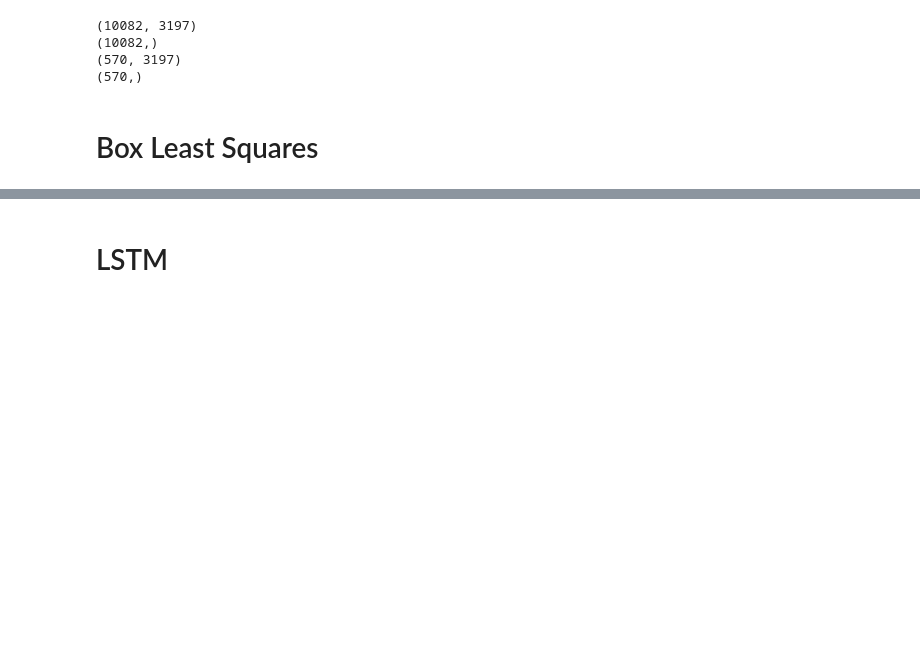
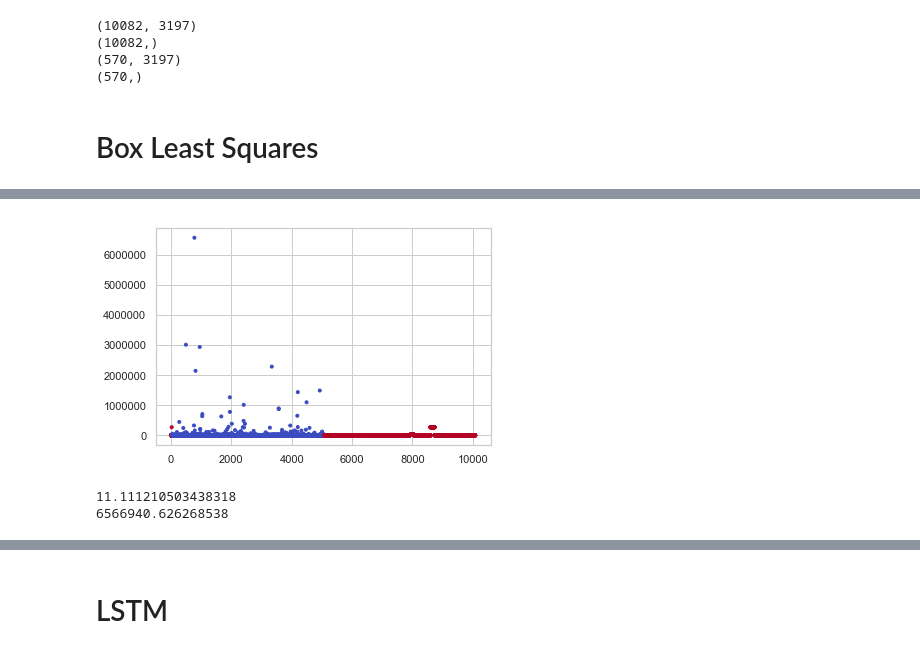
Before and after one commit to czhao39/exoplanet-detection, a Jupyter notebook: boxleastsquares_and_lstm.ipynb, the cells around one changed output, grey strips where cells are left out. Drawn from its saved outputs; the diff is of its cells as text; code cells hidden in the pictures; blank space fills up the shorter version.

```diff
--- a/boxleastsquares_and_lstm.ipynb
+++ b/boxleastsquares_and_lstm.ipynb
@@ -66,0 +102,20 @@ def compute_metrics(clf, x_train, y_train, x_test, y_test):
+# %%
+from astropy.stats import BoxLeastSquares
+
+def get_bls_snr(x):
+    snrs = []
+    for i in range(x.shape[0]):
+        bls = BoxLeastSquares(t, x[i])
+        periodogram = bls.autopower(40, minimum_n_transit=5, objective="snr")  # arg is the granularity of considered durations
+        # based on https://arxiv.org/pdf/astro-ph/0206099.pdf
+        snrs.append(np.max(periodogram.depth_snr))
+        if (i + 1) % 10 == 0:
+            print(".", end="")
+        if (i + 1) % 500 == 0:
+            print()
+    print()
+    return np.array(snrs).reshape((-1, 1))
+# %%
+%%time
+
+bls_snr_train = get_bls_snr(x_train)
@@ -66,0 +140,9 @@ def compute_metrics(clf, x_train, y_train, x_test, y_test):
+# %%
+plt.scatter(np.arange(bls_snr_train.shape[0]), bls_snr_train.flatten(), marker='.', c=y_train, cmap="coolwarm")
+plt.show()
+print(bls_snr_train.min())
+print(bls_snr_train.max())
+# %% [output]
+[figure, added]
+11.111210503438318
+6566940.626268538
```
Also changed, not shown: parts of 22 cells of this notebook.
